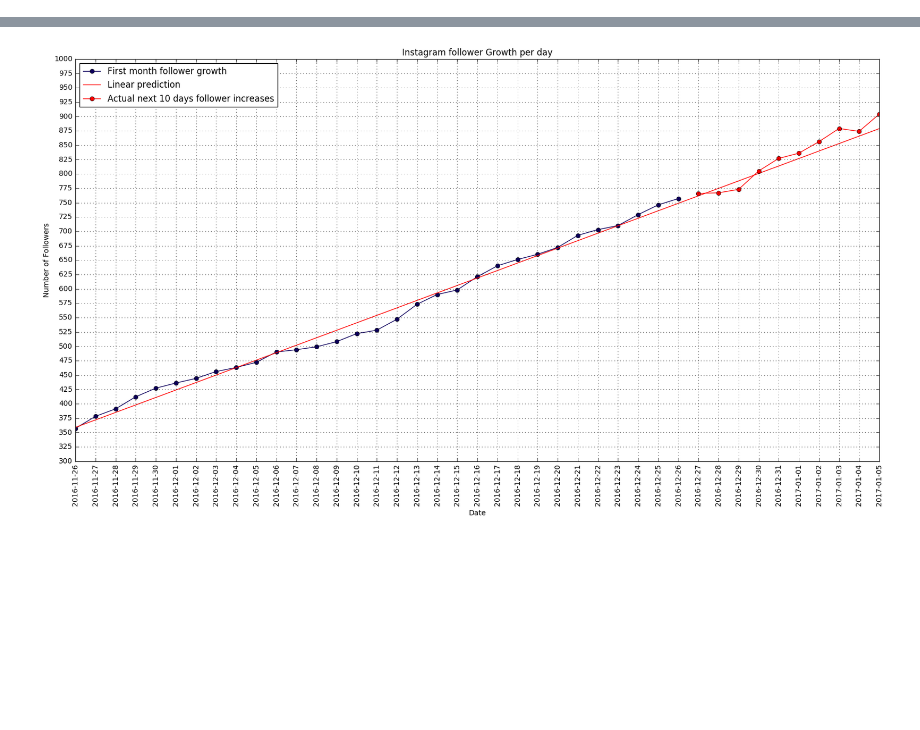
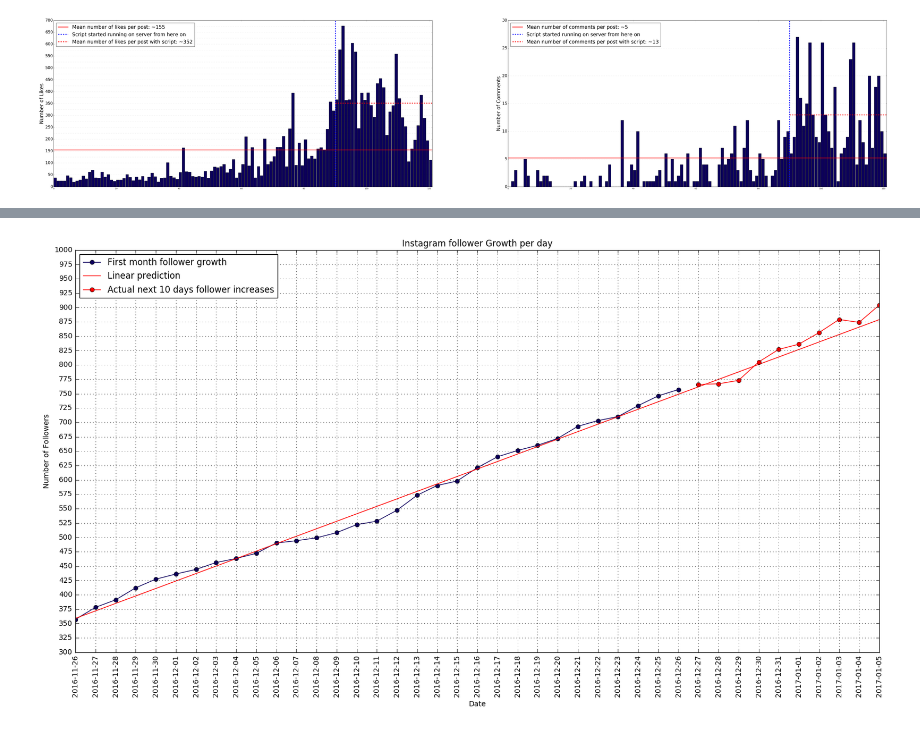
Before and after one commit to InstaPy/InstaPy, a Jupyter notebook: follow_num_plot/instapy.ipynb, the cells around one changed output, grey strips where cells are left out. Cells and saved outputs as stored; diff of their text form; code cells hidden in the pictures; blank space fills up the shorter version.

```diff
--- a/follow_num_plot/instapy.ipynb
+++ b/follow_num_plot/instapy.ipynb
@@ -14,0 +15,96 @@ print data['followers']
+# %%
+##################################################################################################################
+#Likes per post for all posts
+##################################################################################################################
+likes = [post['likes'] for post in data['posts']]
+likes.reverse()
+index = np.arange(len(likes))
+
+mean_likes = np.mean(likes)
+mean_line = np.empty(len(likes) + 1)
+mean_line.fill(mean_likes)
+
+fig = plt.figure(figsize=(75, 15))
+ax = fig.add_subplot(121)
+
+ax.bar(index, likes, 0.9, color="#0c005c")
+ax.plot(np.arange(len(index) + 1), mean_line, 'r-', linewidth="3", label="Mean number of likes per post: ~" + str(int(round(mean_likes))))
+
+# print only horizontal lines
+upperbound = max(likes)
+upperbound -= max(likes) % -100
+
+for num in np.arange(0, upperbound + 1, 25):
+    line = np.empty(len(likes) + 1)
+    line.fill(num)
+
+    ax.plot(np.arange(len(index) + 1), line, 'k--', linewidth='0.1')
+
+#plot vertical seperation
+ax.plot([90, 90], [0, upperbound], 'b--', linewidth="4", label="Script started running on server from here on")
+
+#mean number of likes since script
+script_likes = likes[91:]
+script_mean = np.mean(script_likes)
+
+script_mean_line = np.empty(len(script_likes) + 2)
+script_mean_line.fill(script_mean)
+
+ax.plot(np.arange(len(script_likes) + 2) + 90, script_mean_line, 'r--', linewidth="4", label="Mean number of likes per post with script: ~" + str(int(round(script_mean))))
+
+# restrict the x axis to remove blank space
+plt.xlim(0, len(index))
+ax.set_ylabel('Number of Likes', fontsize=25)
+ax.set_yticks(np.arange(0, max(likes) + 50, 50))
+ax.set_yticklabels(np.arange(0, max(likes) + 50, 50), fontsize=20)
+
+plt.legend(loc=2,numpoints=1, fontsize=25)
+
+##################################################################################################################
+#Comments per post for all posts
+##################################################################################################################
+comments = [post['comments'] for post in data['posts']]
+comments.reverse()
+index = np.arange(len(comments))
+
+mean_comments = np.mean(comments)
+mean_line = np.empty(len(comments) + 1)
+mean_line.fill(mean_comments)
+
+ax = fig.add_subplot(122)
+
+ax.bar(index, comments, 0.9, color="#0c005c")
+ax.plot(np.arange(len(index) + 1), mean_line, 'r-', linewidth="3", label="Mean number of comments per post: ~" + str(int(round(mean_comments))))
+
+# print only horizontal lines
+upperbound = max(comments)
+upperbound -= max(comments) % -10
+
+for num in np.arange(0, upperbound + 1, 5):
+    line = np.empty(len(comments) + 1)
+    line.fill(num)
+
+    ax.plot(np.arange(len(index) + 1), line, 'k--', linewidth='0.1')
+
+#plot vertical seperation
+ax.plot([90, 90], [0, upperbound], 'b--', linewidth="4", label="Script started running on server from here on")
+
+#mean number of comments since script
+script_comments = comments[91:]
+script_mean = np.mean(script_comments)
+
+script_mean_line = np.empty(len(script_comments) + 2)
+script_mean_line.fill(script_mean)
+
+ax.plot(np.arange(len(script_comments) + 2) + 90, script_mean_line, 'r--', linewidth="4", label="Mean number of comments per post with script: ~" + str(int(round(script_mean))))
+
+# restrict the x axis to remove blank space
+plt.xlim(0, len(index))
+ax.set_ylabel('Number of Comments', fontsize=25)
+ax.set_yticks(np.arange(0, max(comments) + 5, 5))
+ax.set_yticklabels(np.arange(0, max(comments) + 5, 5), fontsize=20)
+
+plt.legend(loc=2,numpoints=1, fontsize=25)
+plt.show()
+# %% [output]
+[figure, added]
```
Also changed, not shown: parts of 18 cells of this notebook, 18 other files.
